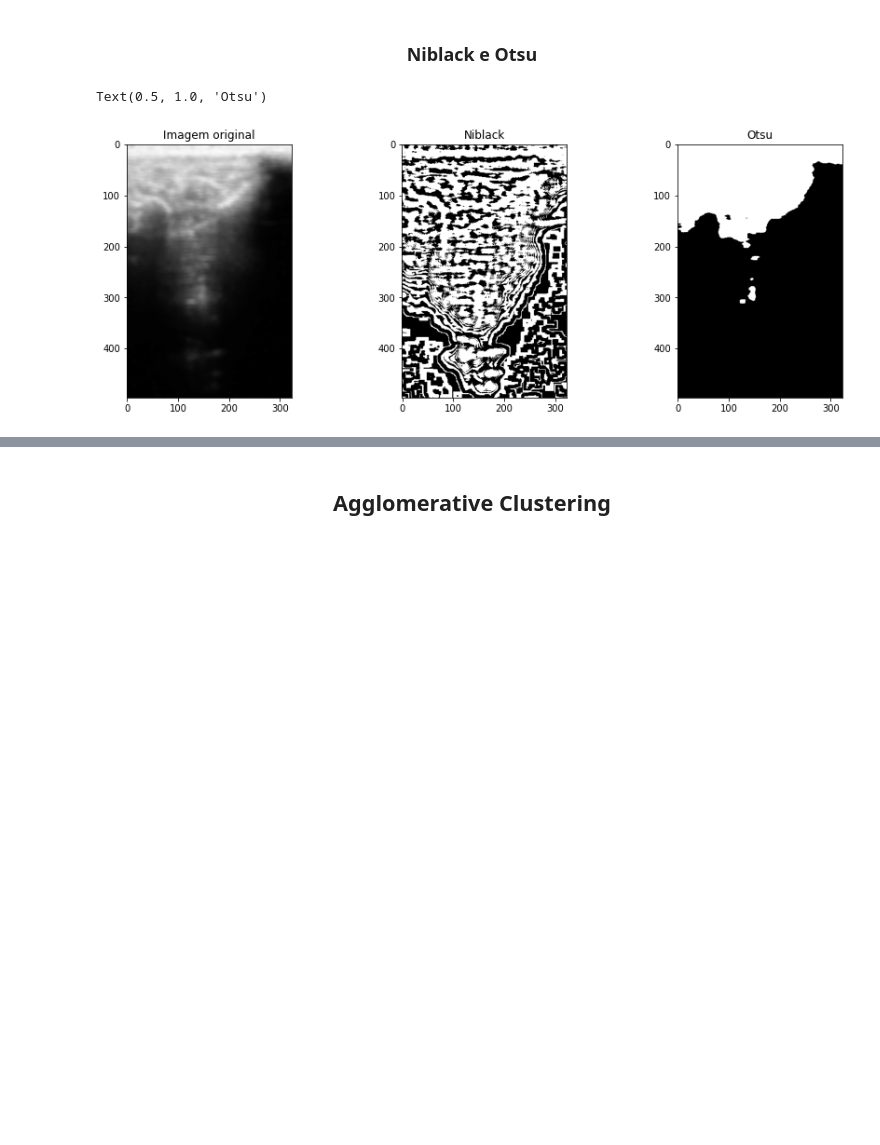
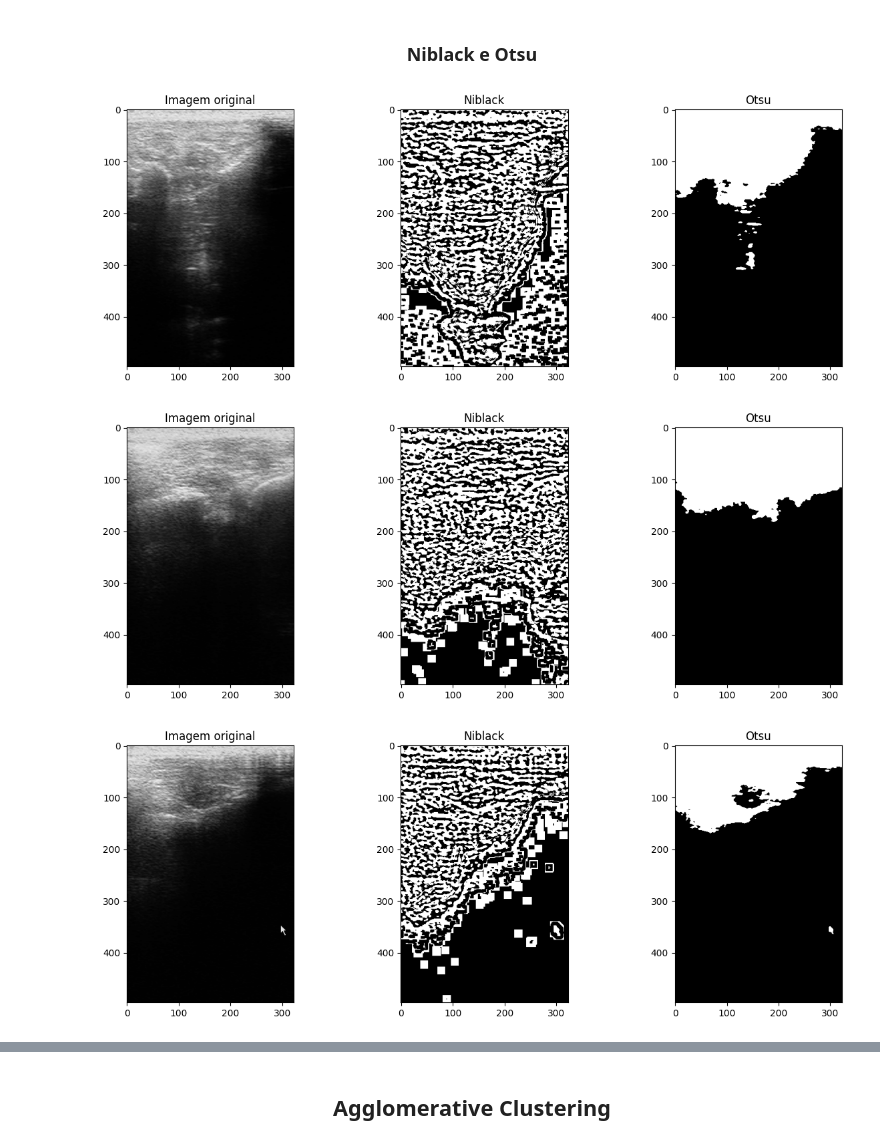
Before and after one commit to bianca-01/VisaoComputacional, a Jupyter notebook: atividade_segmentacao/segmentacao.ipynb, the cells around one changed output, grey strips where cells are left out. Cells and saved outputs as stored; diff of their text form; code cells hidden in the pictures; blank space fills up the shorter version.

```diff
--- a/atividade_segmentacao/segmentacao.ipynb
+++ b/atividade_segmentacao/segmentacao.ipynb
@@ -53,11 +49,8 @@ amostra.segmentar('kmeans', 2)
 # %%
-fig, ax = plt.subplots(1, 4, figsize=(15, 5))
-ax[0].imshow(amostra.img_media, cmap='gray')
-ax[0].set_title('Imagem original')
-ax[1].imshow(amostra.img_segmentada['kmeans']==0, cmap='gray')
-ax[1].set_title('Cluster 1')
-ax[2].imshow(amostra.img_segmentada['kmeans']==1, cmap='gray')
-ax[2].set_title('Cluster 2')
-ax[3].imshow(amostra.img_segmentada['kmeans'], cmap='gray')
-ax[3].set_title('Resultado')
+for img in imgs_obj[:5]:
+    fig, ax = plt.subplots(1, 2, figsize=(8, 5))
+    ax[0].imshow(img.img, cmap='gray')
+    ax[0].set_title('Imagem original')
+    ax[1].imshow(img.img_segmentada['kmeans'], cmap='gray')
+    ax[1].set_title('Resultado')
 # %% [output]
@@ -89,11 +76,13 @@ amostra.segmentar('otsu')
 # %%
-fig, ax = plt.subplots(1, 3, figsize=(15, 5))
-ax[0].imshow(amostra.img_media, cmap='gray')
-ax[0].set_title('Imagem original')
-ax[1].imshow(amostra.img_segmentada['niblack'], cmap='gray')
-ax[1].set_title('Niblack')
-ax[2].imshow(amostra.img_segmentada['otsu'], cmap='gray')
-ax[2].set_title('Otsu')
+for img in imgs_obj[:5]:
+    fig, ax = plt.subplots(1, 3, figsize=(15, 5))
+    ax[0].imshow(img.img, cmap='gray')
+    ax[0].set_title('Imagem original')
+    ax[1].imshow(img.img_segmentada['niblack'], cmap='gray')
+    ax[1].set_title('Niblack')
+    ax[2].imshow(img.img_segmentada['otsu'], cmap='gray')
+    ax[2].set_title('Otsu')
 # %% [output]
-Text(0.5, 1.0, 'Otsu')
-[figure, old version]
+[figure, new version]
+[figure, added]
+[figure, added]
```
Also changed, not shown: parts of 30 cells of this notebook, 2 other files.
